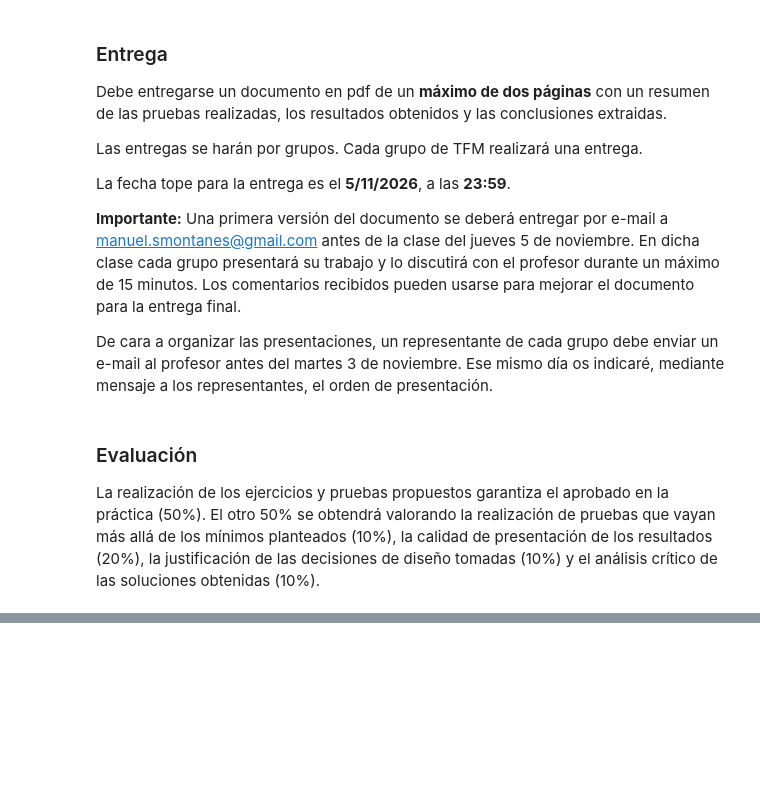
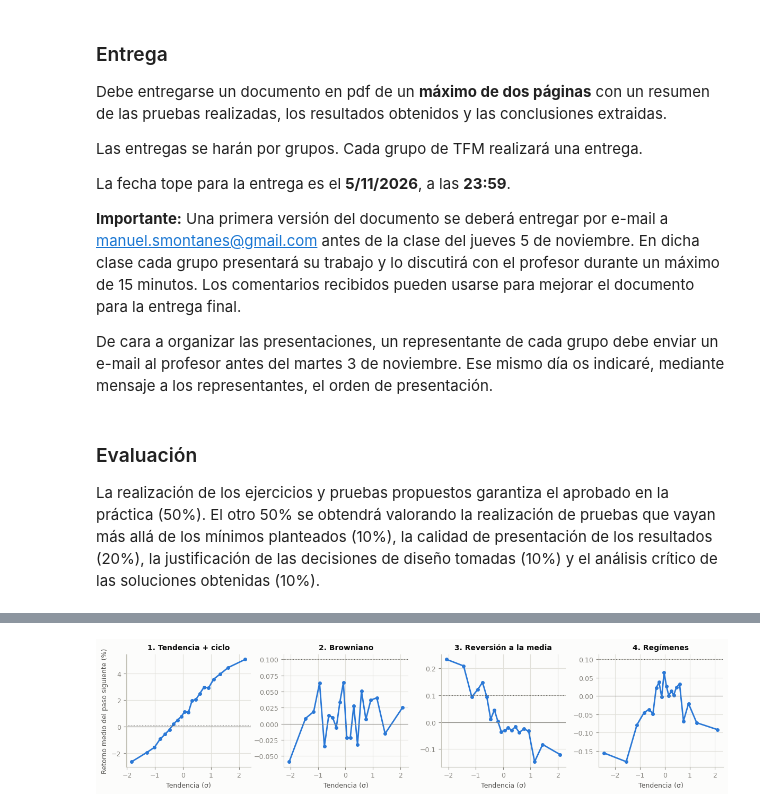
Before and after one commit to joseppsr/Taller_2_RL_Miax, a Jupyter notebook: taller_trader2.ipynb, the cells around one changed output, grey strips where cells are left out. Cells and saved outputs as stored; diff of their text form; code cells hidden in the pictures; blank space fills up the shorter version.

```diff
--- a/taller_trader2.ipynb
+++ b/taller_trader2.ipynb
@@ -329,0 +405,24 @@ La realización de los ejercicios y pruebas propuestos garantiza el aprobado en
+# %%
+import matplotlib.pyplot as plt
+import numpy as np
+
+fig, ejes = plt.subplots(1, 4, figsize=(12, 3))
+for ax, mercado in zip(ejes, MERCADOS):
+    p = np.array(generar_series(GENERADORES[mercado], 200, 3_900_000_000))
+    t = tendencias(p)[:, :-1].ravel()
+    r = (p[:, 6:] / p[:, 5:-1] - 1).ravel()
+    z = t / t.std()
+    bordes = np.quantile(z, np.linspace(0, 1, 21))
+    grupos = np.clip(np.digitize(z, bordes[1:-1]), 0, 19)
+    medias = np.array([r[grupos == k].mean() for k in range(20)])
+    centros = np.array([z[grupos == k].mean() for k in range(20)])
+    ax.plot(centros, 100 * medias, "o-", color=graficas.COLORES["dqn"], markersize=4)
+    ax.axhline(0, color=graficas.GRIS, linewidth=0.8)
+    ax.axhline(0.1, color=graficas.TINTA_2, linewidth=0.8, linestyle=":")
+    ax.set_title(NOMBRES_MERCADO[mercado], fontweight="bold")
+    ax.set_xlabel("Tendencia (σ)")
+ejes[0].set_ylabel("Retorno medio del paso siguiente (%)")
+fig.tight_layout()
+plt.show()
+# %% [output]
+[figure, added]
```
Also changed, not shown: parts of 41 cells of this notebook, 31 other files.
